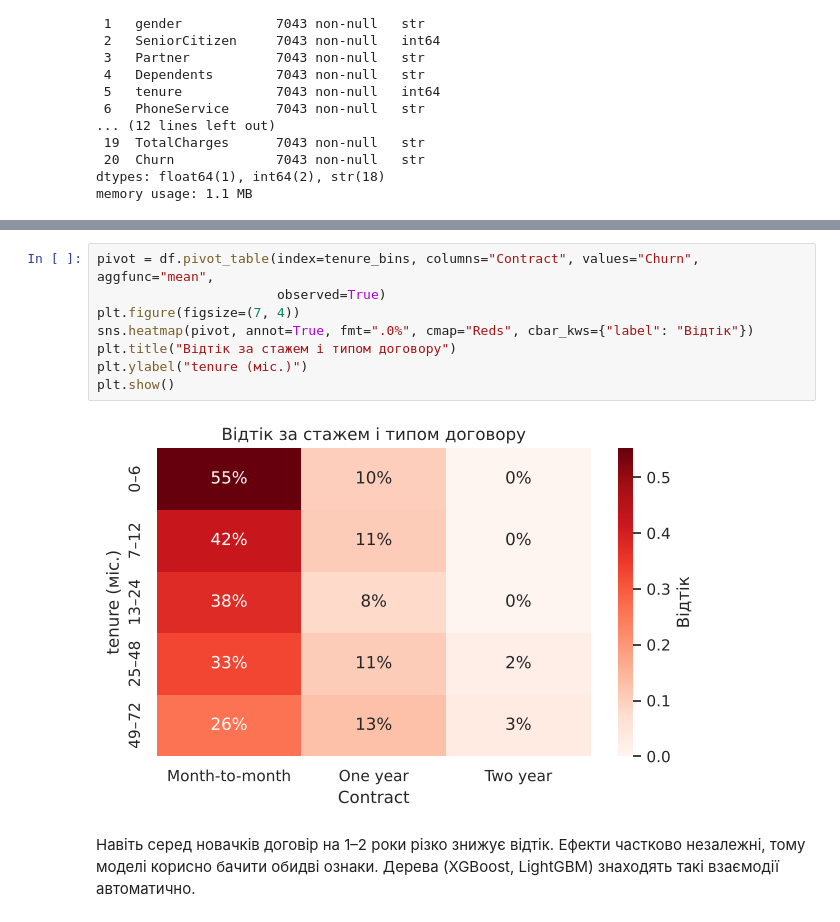
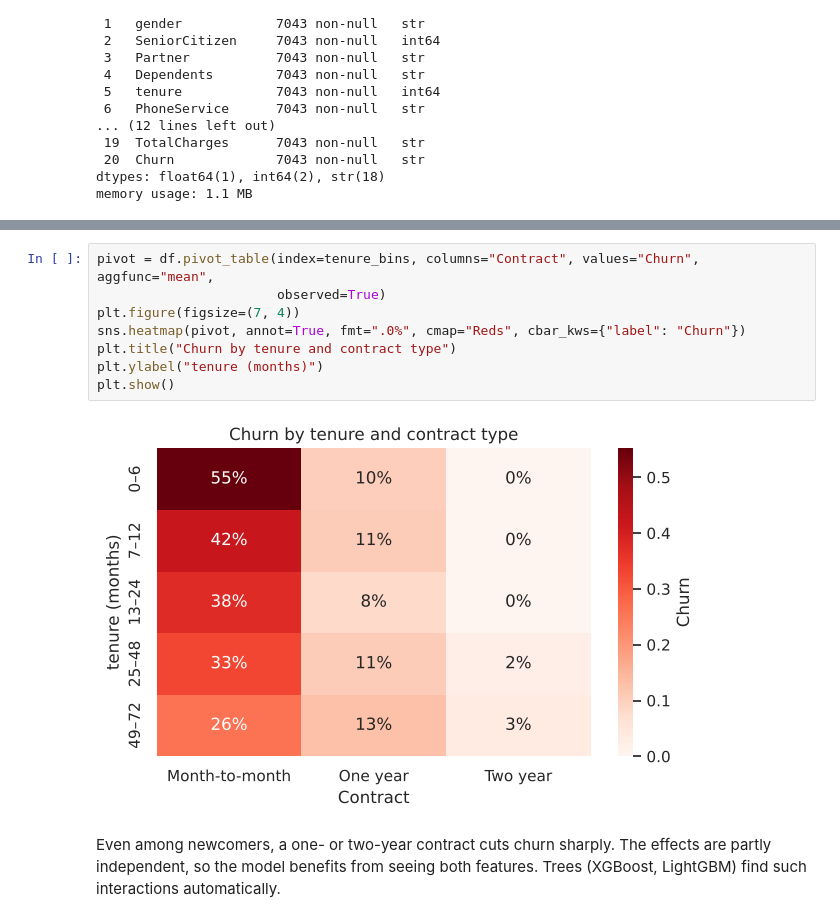
Before and after one commit to sambik22/churn-prediction, a Jupyter notebook: notebooks/01_eda.ipynb, the cells around one changed output, grey strips where cells are left out. Drawn from its saved outputs; the diff is of its cells as text.

```diff
--- a/notebooks/01_eda.ipynb
+++ b/notebooks/01_eda.ipynb
@@ -231,15 +231,14 @@ r
 # %%
 pivot = df.pivot_table(index=tenure_bins, columns="Contract", values="Churn", aggfunc="mean",
                        observed=True)
 plt.figure(figsize=(7, 4))
-sns.heatmap(pivot, annot=True, fmt=".0%", cmap="Reds", cbar_kws={"label": "Відтік"})
-plt.title("Відтік за стажем і типом договору")
-plt.ylabel("tenure (міс.)")
+sns.heatmap(pivot, annot=True, fmt=".0%", cmap="Reds", cbar_kws={"label": "Churn"})
+plt.title("Churn by tenure and contract type")
+plt.ylabel("tenure (months)")
 plt.show()
 # %% [output]
-[figure, old version]
+[figure, new version]
-# %% [markdown]
-Навіть серед новачків договір на 1–2 роки різко знижує відтік. Ефекти частково незалежні,
-тому моделі корисно бачити обидві ознаки. Дерева (XGBoost, LightGBM) знаходять такі
-взаємодії автоматично.
+# %% [markdown]
+Even among newcomers, a one- or two-year contract cuts churn sharply. The effects are partly independent,
+so the model benefits from seeing both features. Trees (XGBoost, LightGBM) find such interactions automatically.
 # %%
```
Also changed, not shown: parts of 40 cells of this notebook, 29 other files.
